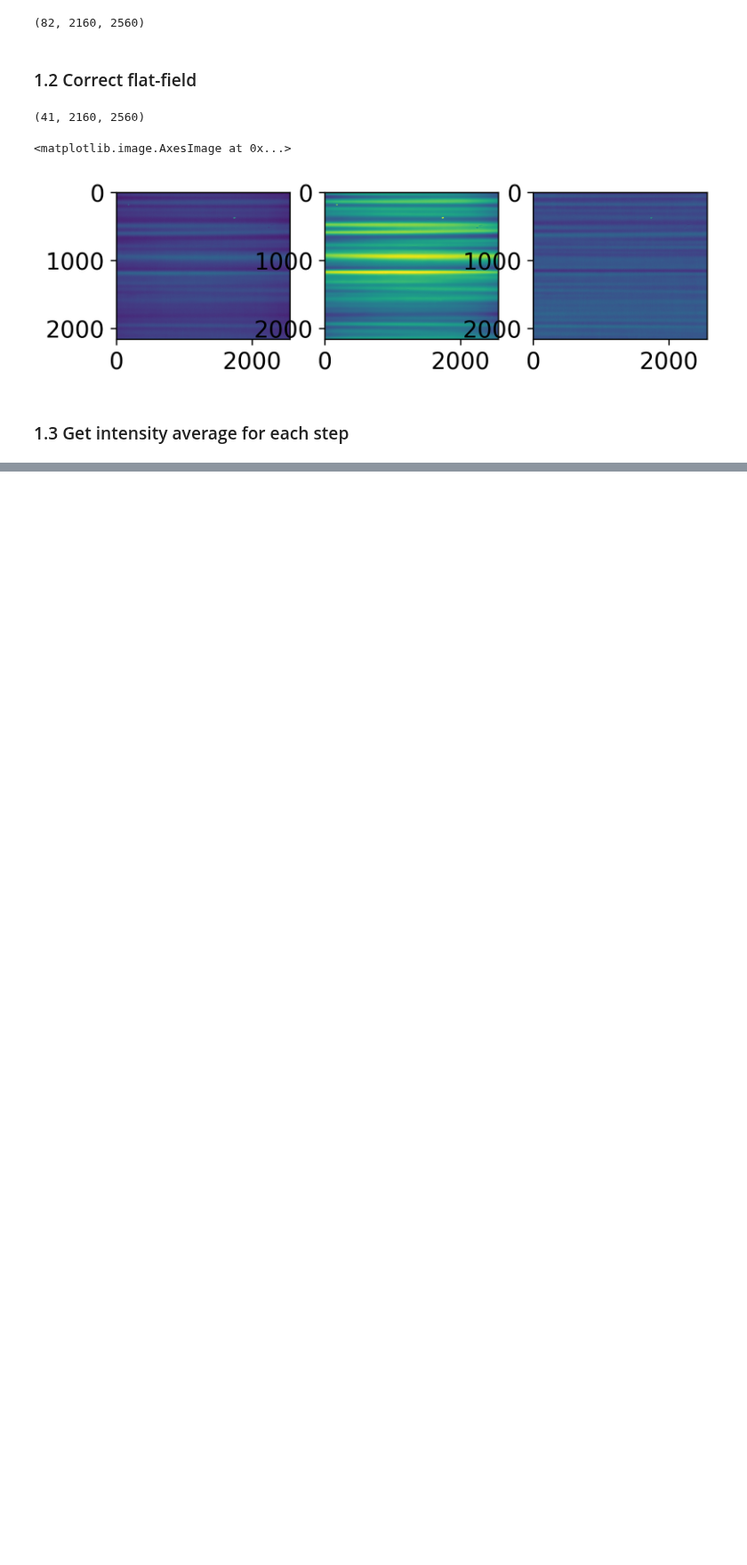
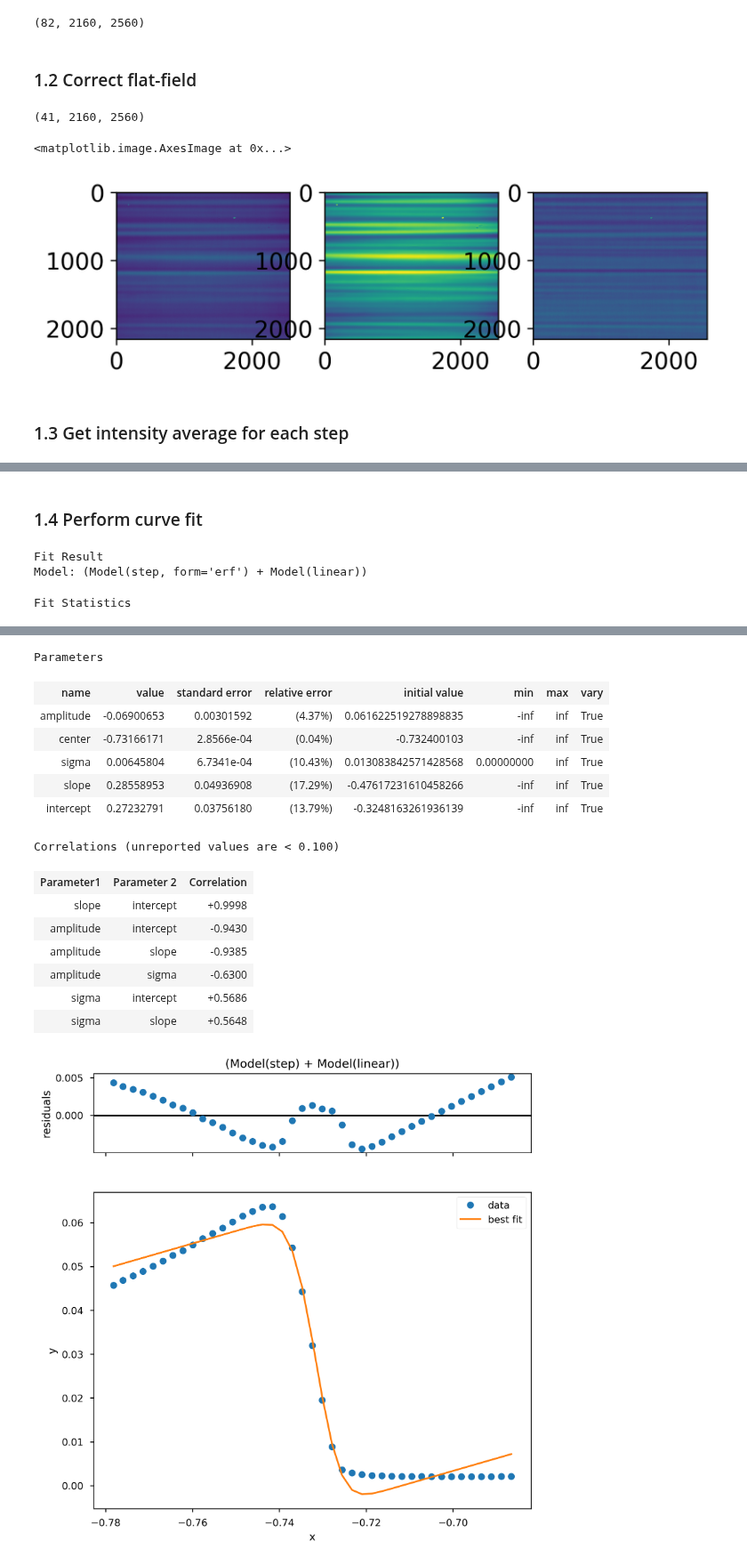
Before and after one commit to gianthk/BEATS_raytracing, a Jupyter notebook: BEATS_commissioning_DMM_energy_scans.ipynb, the cells around one changed output, grey strips where cells are left out. Shown at 89% size. Cells and saved outputs as stored; diff of their text form; code cells hidden in the pictures; blank space fills up the shorter version.

```diff
--- a/BEATS_commissioning_DMM_energy_scans.ipynb
+++ b/BEATS_commissioning_DMM_energy_scans.ipynb
@@ -86,0 +89,8 @@ Text(0, 0.5, 'Transmitted intensity [a.u.]')
+# %% [markdown]
+### 1.4 Perform curve fit
+# %%
+fit_profile(ML1_p_mo, I_norm, profile='step', background='linear', plot=True) # , width=1400
+# %% [output]
+Fit Result
+Model: (Model(step, form='erf') + Model(linear))
+Fit Statistics
@@ -86,0 +106,16 @@ Text(0, 0.5, 'Transmitted intensity [a.u.]')
+Parameters
+| name | value | standard error | relative error | initial value | min | max | vary |
+| amplitude | -0.06900653 | 0.00301592 | (4.37%) | 0.061622519278898835 | -inf | inf | True |
+| center | -0.73166171 | 2.8566e-04 | (0.04%) | -0.732400103 | -inf | inf | True |
+| sigma | 0.00645804 | 6.7341e-04 | (10.43%) | 0.013083842571428568 | 0.00000000 | inf | True |
+| slope | 0.28558953 | 0.04936908 | (17.29%) | -0.47617231610458266 | -inf | inf | True |
+| intercept | 0.27232791 | 0.03756180 | (13.79%) | -0.3248163261936139 | -inf | inf | True |
+Correlations (unreported values are < 0.100)
+| Parameter1 | Parameter 2 | Correlation |
+| slope | intercept | +0.9998 |
+| amplitude | intercept | -0.9430 |
+| amplitude | slope | -0.9385 |
+| amplitude | sigma | -0.6300 |
+| sigma | intercept | +0.5686 |
+| sigma | slope | +0.5648 |
+[figure, added]
```
Also changed, not shown: parts of 4 cells of this notebook.
